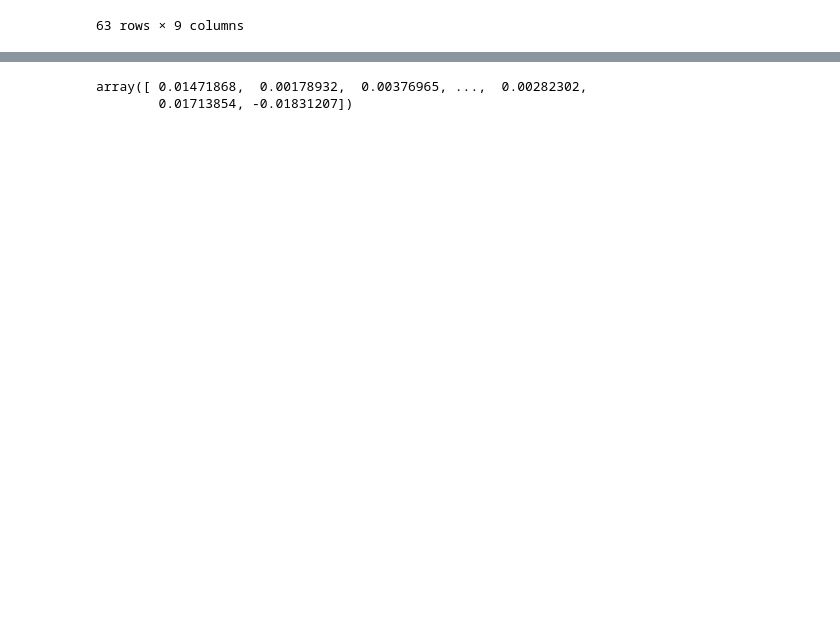
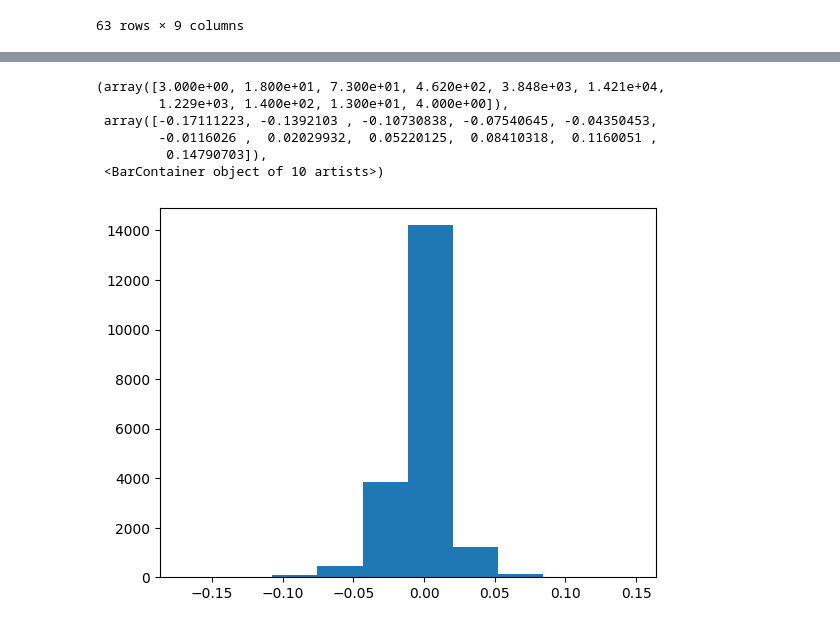
Before and after one commit to RLE-Analytics/iron_financial, a Jupyter notebook: options_strategy_v1/Options Strategy V1.ipynb, the cells around one changed output, grey strips where cells are left out. Drawn from its saved outputs; the diff is of its cells as text; code cells hidden in the pictures; blank space fills up the shorter version.

Commit message:
python wanted a negative scale... wtf

```diff
--- a/options_strategy_v1/Options Strategy V1.ipynb
+++ b/options_strategy_v1/Options Strategy V1.ipynb
@@ -152,4 +144,11 @@ std = np.std(hist_price['perc_change'])
 # %%
+upper_scale = 0.60
+upper_shape = -0.09
+
+lower_scale = 0.65
+lower_shape = -0.1
+sample_size = 20000
+
 samp_upper = genextreme.rvs(upper_shape,
                             loc = avg,
                             scale = upper_scale * std,
@@ -161,8 +160,13 @@ samp_lower = -1 * genextreme.rvs(lower_shape,
                                  size = round(sample_size * perc_neg))
 
 samp = np.append(samp_upper, samp_lower)
-# %%
-samp
-# %% [output]
-array([ 0.01471868,  0.00178932,  0.00376965, ...,  0.00282302,
-        0.01713854, -0.01831207])
+# %%
+plt.hist(samp)
+# %% [output]
+(array([3.000e+00, 1.800e+01, 7.300e+01, 4.620e+02, 3.848e+03, 1.421e+04,
+        1.229e+03, 1.400e+02, 1.300e+01, 4.000e+00]),
+ array([-0.17111223, -0.1392103 , -0.10730838, -0.07540645, -0.04350453,
+        -0.0116026 ,  0.02029932,  0.05220125,  0.08410318,  0.1160051 ,
+         0.14790703]),
+ <BarContainer object of 10 artists>)
+[figure, added]
```
Also changed, not shown: parts of 5 cells of this notebook.
